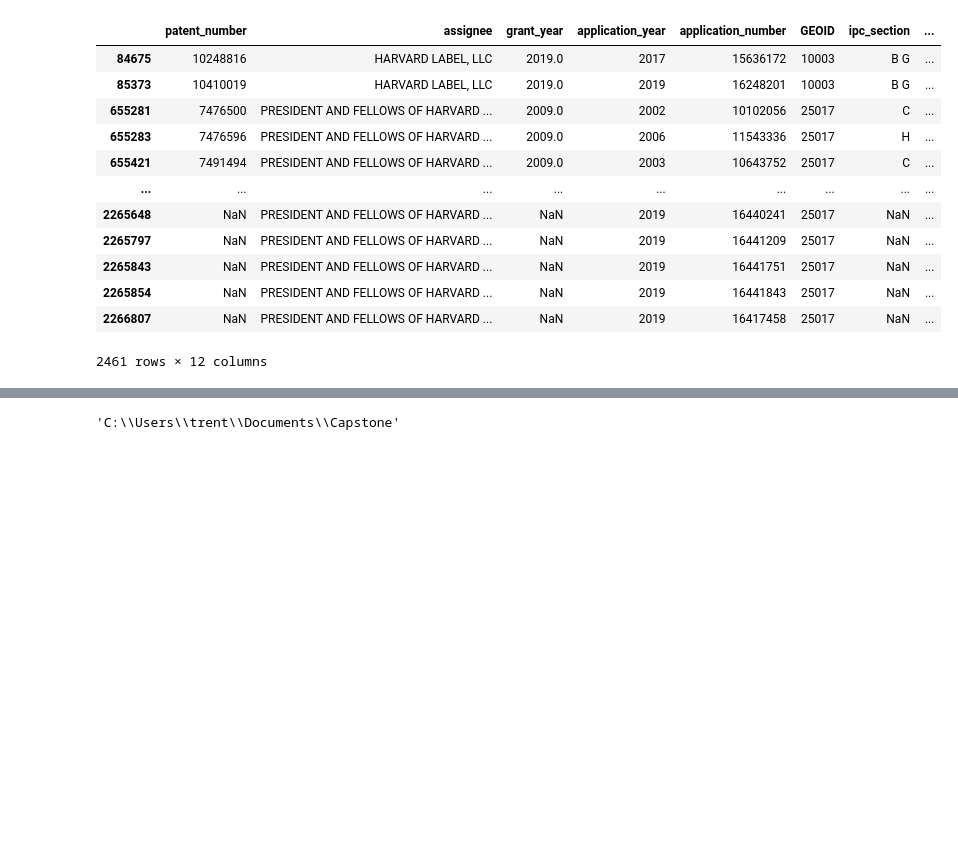
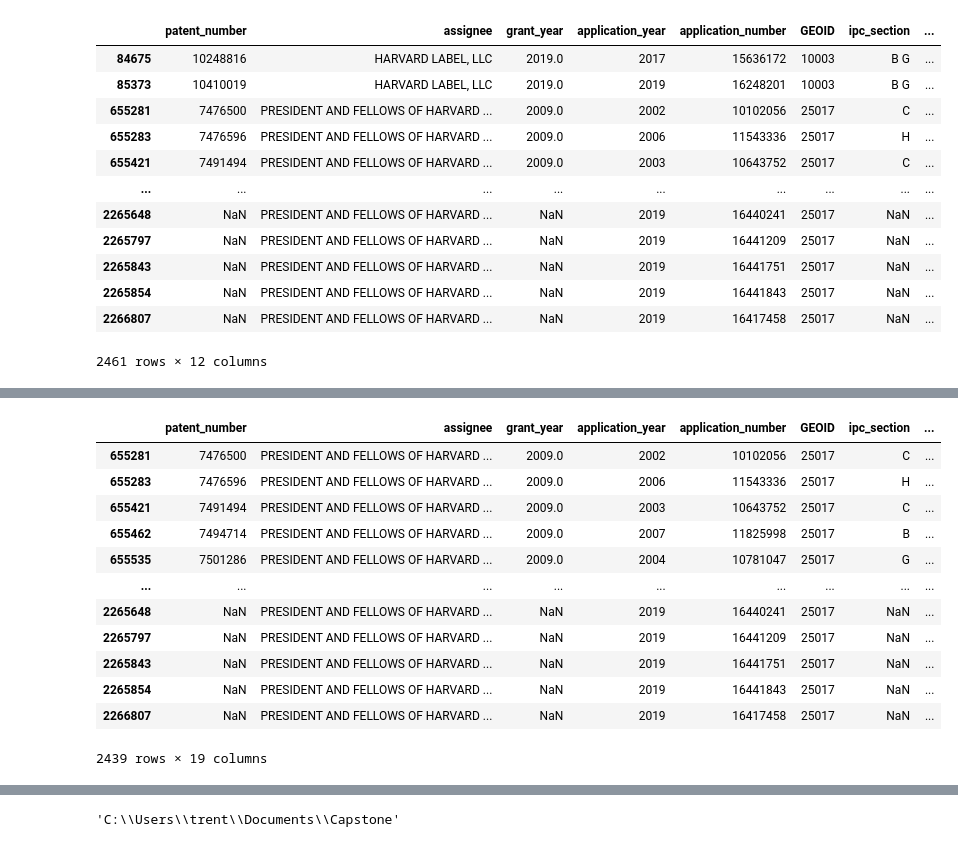
Before and after one commit to mhk9c/patents22, a Jupyter notebook: university_Edattain_geojoin.ipynb, the cells around one changed output, grey strips where cells are left out. Saved outputs shown, nothing was run; the diff lists cells and outputs as text; code cells hidden in the pictures; blank space fills up the shorter version.

```diff
--- a/university_Edattain_geojoin.ipynb
+++ b/university_Edattain_geojoin.ipynb
@@ -857,6 +873,24 @@ patents.loc[patents.assignee.str.lower().str.contains('harvard', na = False)]
 # %%
 ##filter out llc., corp, etc and then check manually
 patents_uni_only = patents_universities[~patents_universities['assignee_uni_clean']
-                                                                      .str.lower().str.contains('llc|ltd|corporation|bank|inc|corp|company|llp|associates|co.|limited|holding|technologies|l.l.c|, inc|jr.|sr.|l.p.|lp|products|united states|industries|systems|machinery|joseph|alan|matthew|david|charles|paul|thomas|lda|john|kevin|carl|ken|stephen|eric|laura|jonathan|michael|iii|automation|mark|tiffany|smith|edward|manufacturing|l.c.|group|advisors|ventures|solutions|dr.|u.s.|deborah|jason|patrick|larry|bonnie|raymond|frank|melissa|catherine|craig|sophie|stefan|yao|richard|city of|steven|bob|mike|mohamed|kyle|jack|rachel|yvonne|jessica', na = False)]
+                                                                      .str.lower().str.contains('llc|ltd|corporation|bank|inc|corp|company|llp|associates|limited|holding|technologies|l.l.c|, inc|jr.|sr.|l.p.|lp|products|united states|industries|systems|machinery|joseph|alan|matthew|david|charles|paul|thomas|john|kevin|carl|ken|stephen|eric|laura|jonathan|michael|iii|automation|mark|tiffany|smith|edward|manufacturing|l.c.|group|advisors|ventures|solutions|dr.|u.s.|deborah|jason|patrick|larry|bonnie|raymond|frank|melissa|catherine|craig|sophie|stefan|yao|richard|city of|steven|bob|mike|mohamed|kyle|jack|rachel|yvonne|jessica', na = False)]
 assignees_clean = pd.DataFrame(patents_uni_only.assignee_uni_clean.value_counts())
+# %%
+###somehow  losing harvard
+##fixed
+patents_uni_only.loc[patents_uni_only.assignee.str.lower().str.contains('harvard', na = False)]
+# %% [output]
+|  | patent_number | assignee | grant_year | application_year | application_number | GEOID | ipc_section | ... |
+| 655281 | 7476500 | PRESIDENT AND FELLOWS OF HARVARD ... | 2009.0 | 2002 | 10102056 | 25017 | C | ... |
+| 655283 | 7476596 | PRESIDENT AND FELLOWS OF HARVARD ... | 2009.0 | 2006 | 11543336 | 25017 | H | ... |
+| 655421 | 7491494 | PRESIDENT AND FELLOWS OF HARVARD ... | 2009.0 | 2003 | 10643752 | 25017 | C | ... |
+| 655462 | 7494714 | PRESIDENT AND FELLOWS OF HARVARD ... | 2009.0 | 2007 | 11825998 | 25017 | B | ... |
+| 655535 | 7501286 | PRESIDENT AND FELLOWS OF HARVARD ... | 2009.0 | 2004 | 10781047 | 25017 | G | ... |
+| ... | ... | ... | ... | ... | ... | ... | ... | ... |
+| 2265648 | NaN | PRESIDENT AND FELLOWS OF HARVARD ... | NaN | 2019 | 16440241 | 25017 | NaN | ... |
+| 2265797 | NaN | PRESIDENT AND FELLOWS OF HARVARD ... | NaN | 2019 | 16441209 | 25017 | NaN | ... |
+| 2265843 | NaN | PRESIDENT AND FELLOWS OF HARVARD ... | NaN | 2019 | 16441751 | 25017 | NaN | ... |
+| 2265854 | NaN | PRESIDENT AND FELLOWS OF HARVARD ... | NaN | 2019 | 16441843 | 25017 | NaN | ... |
+| 2266807 | NaN | PRESIDENT AND FELLOWS OF HARVARD ... | NaN | 2019 | 16417458 | 25017 | NaN | ... |
+2439 rows × 19 columns
 # %%
```
Also changed, not shown: parts of 7 cells of this notebook.
